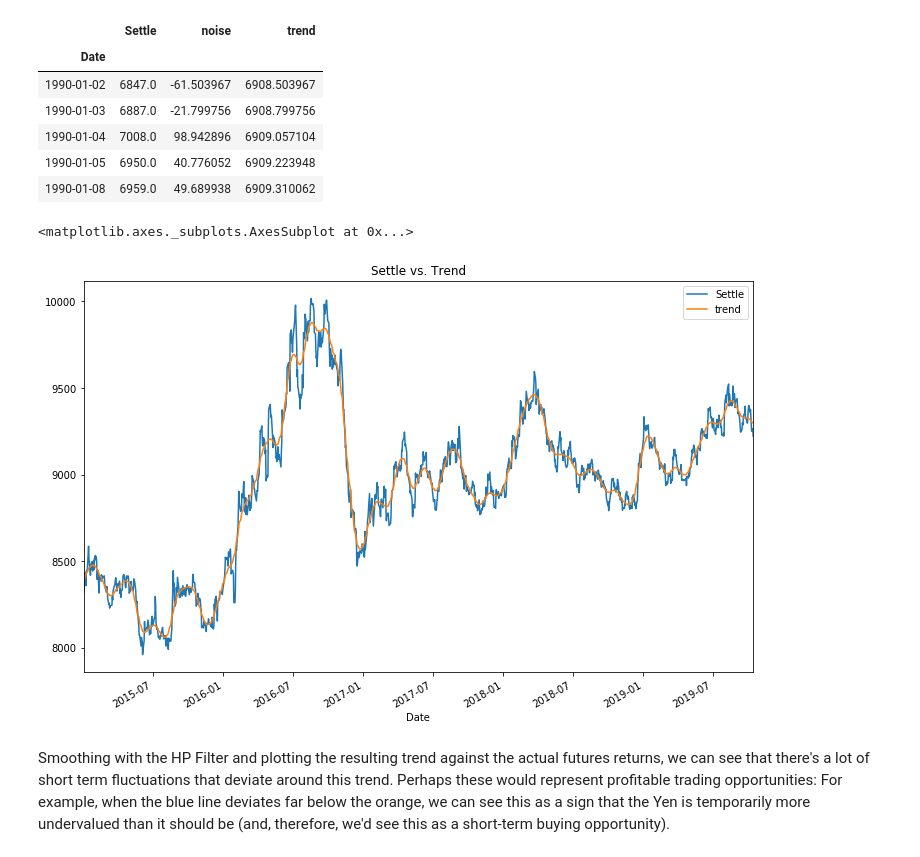
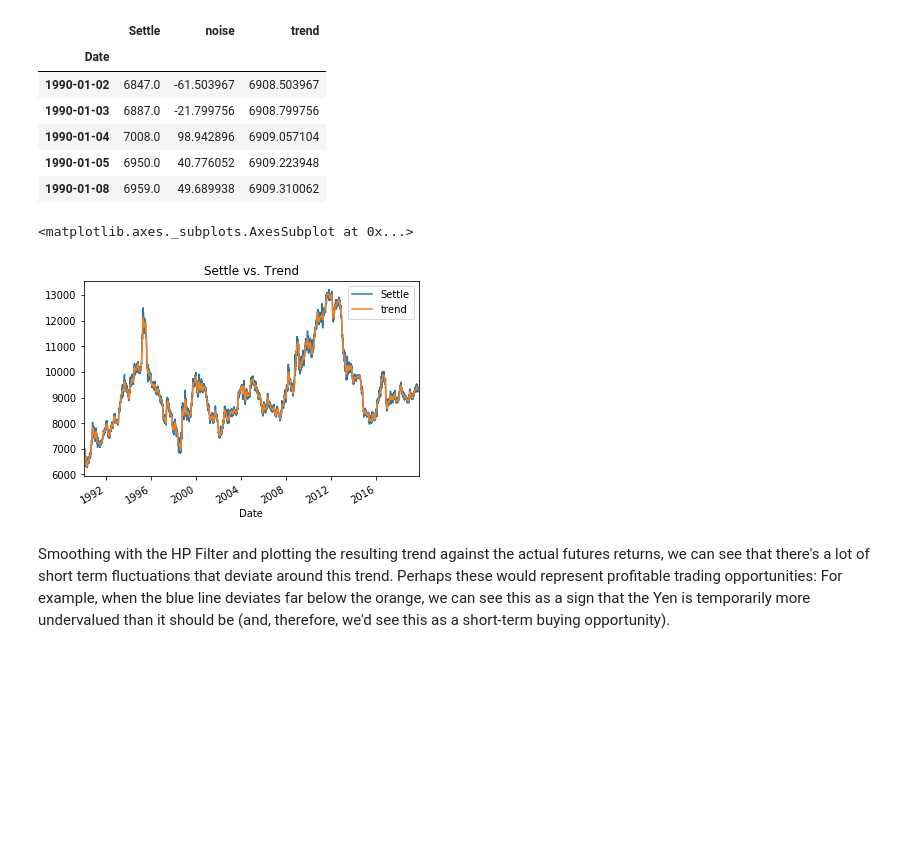
Before and after one commit to mnewman6/Time-Series-and-Linear-Regression, a Jupyter notebook: Starter_Code/time_series_analysis.ipynb, the cells around one changed output. Cells and saved outputs as stored; diff of their text form; code cells hidden in the pictures; blank space fills up the shorter version.

```diff
--- a/Starter_Code/time_series_analysis.ipynb
+++ b/Starter_Code/time_series_analysis.ipynb
@@ -57,9 +58,14 @@ import statsmodels.api as sm
 
 # Apply the Hodrick-Prescott Filter by decomposing the "Settle" price into two separate series:
 # YOUR CODE HERE!
+ts_noise, ts_trend = sm.tsa.filters.hpfilter(yen_futures['Settle'])
 # %%
 # Create a dataframe of just the settle price, and add columns for "noise" and "trend" series from above:
 # YOUR CODE HERE!
+df=pd.DataFrame(yen_futures['Settle'])
+df['noise']=ts_noise
+df['trend']=ts_trend
+df.head()
 # %% [output]
 |  | Settle | noise | trend |
 | Date |  |  |  |
@@ -71,9 +77,10 @@ import statsmodels.api as sm
 # %%
 # Plot the Settle Price vs. the Trend
 # YOUR CODE HERE!
+df[['Settle', 'trend']].plot(title='Settle vs. Trend')
 # %% [output]
 <matplotlib.axes._subplots.AxesSubplot at 0x...>
-[figure, old version]
+[figure, new version]
 # %% [markdown]
 Smoothing with the HP Filter and plotting the resulting trend against the actual futures returns, we can see that there's a lot of short term fluctuations that deviate around this trend. Perhaps these would represent profitable trading opportunities: For example, when the blue line deviates far below the orange, we can see this as a sign that the Yen is temporarily more undervalued than it should be (and, therefore, we'd see this as a short-term buying opportunity).
 # %%
```
Also changed, not shown: parts of 17 cells of this notebook, 1 other file.
